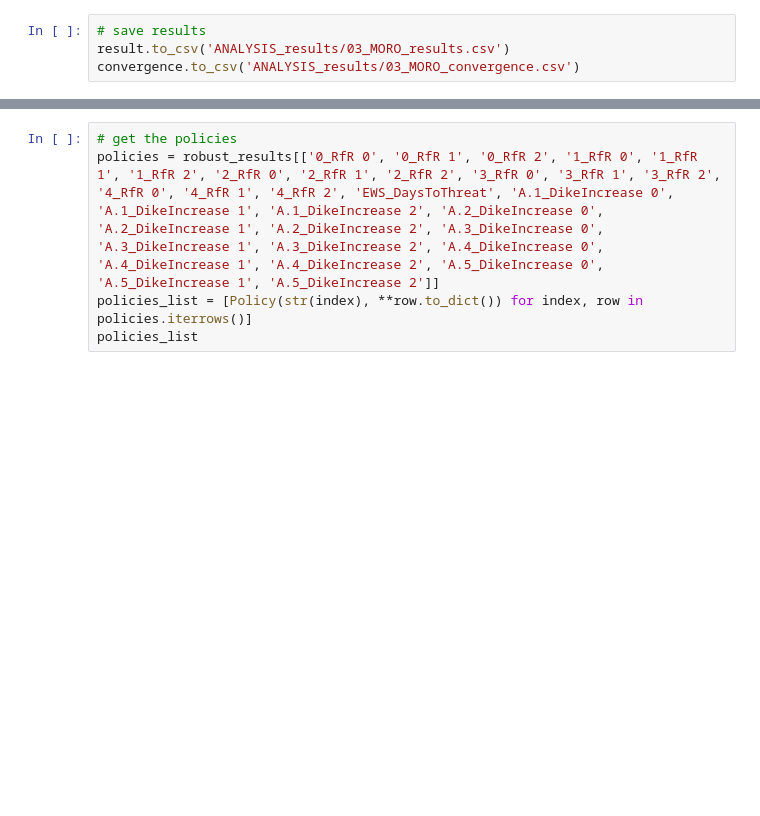
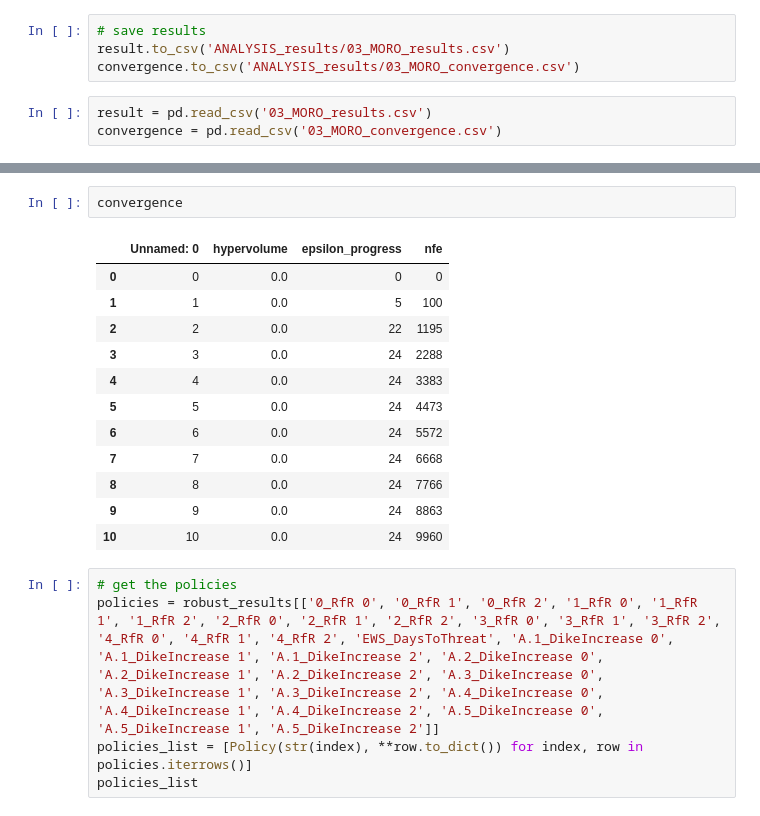
Before and after one commit to floristevito/EPA1361, a Jupyter notebook: lab_sessions/final assignment/ANALYSIS_03_MORO.ipynb, the cells around one changed output, grey strips where cells are left out. Saved outputs shown, nothing was run; the diff lists cells and outputs as text; blank space fills up the shorter version.

```diff
--- a/lab_sessions/final assignment/ANALYSIS_03_MORO.ipynb
+++ b/lab_sessions/final assignment/ANALYSIS_03_MORO.ipynb
@@ -103,3 +103,6 @@ plt.show()
 # save results
 result.to_csv('ANALYSIS_results/03_MORO_results.csv')
 convergence.to_csv('ANALYSIS_results/03_MORO_convergence.csv')
+# %%
+result = pd.read_csv('03_MORO_results.csv')
+convergence = pd.read_csv('03_MORO_convergence.csv')
@@ -106,3 +116,18 @@ convergence.to_csv('ANALYSIS_results/03_MORO_convergence.csv')
+# %%
+convergence
+# %% [output]
+|  | Unnamed: 0 | hypervolume | epsilon_progress | nfe |
+| 0 | 0 | 0.0 | 0 | 0 |
+| 1 | 1 | 0.0 | 5 | 100 |
+| 2 | 2 | 0.0 | 22 | 1195 |
+| 3 | 3 | 0.0 | 24 | 2288 |
+| 4 | 4 | 0.0 | 24 | 3383 |
+| 5 | 5 | 0.0 | 24 | 4473 |
+| 6 | 6 | 0.0 | 24 | 5572 |
+| 7 | 7 | 0.0 | 24 | 6668 |
+| 8 | 8 | 0.0 | 24 | 7766 |
+| 9 | 9 | 0.0 | 24 | 8863 |
+| 10 | 10 | 0.0 | 24 | 9960 |
 # %%
 # get the policies
 policies = robust_results[['0_RfR 0', '0_RfR 1', '0_RfR 2', '1_RfR 0', '1_RfR 1', '1_RfR 2', '2_RfR 0', '2_RfR 1', '2_RfR 2', '3_RfR 0', '3_RfR 1', '3_RfR 2', '4_RfR 0', '4_RfR 1', '4_RfR 2', 'EWS_DaysToThreat', 'A.1_DikeIncrease 0', 'A.1_DikeIncrease 1', 'A.1_DikeIncrease 2', 'A.2_DikeIncrease 0', 'A.2_DikeIncrease 1', 'A.2_DikeIncrease 2', 'A.3_DikeIncrease 0', 'A.3_DikeIncrease 1', 'A.3_DikeIncrease 2', 'A.4_DikeIncrease 0', 'A.4_DikeIncrease 1', 'A.4_DikeIncrease 2', 'A.5_DikeIncrease 0', 'A.5_DikeIncrease 1', 'A.5_DikeIncrease 2']]
```
Also changed, not shown: parts of 3 cells of this notebook.
